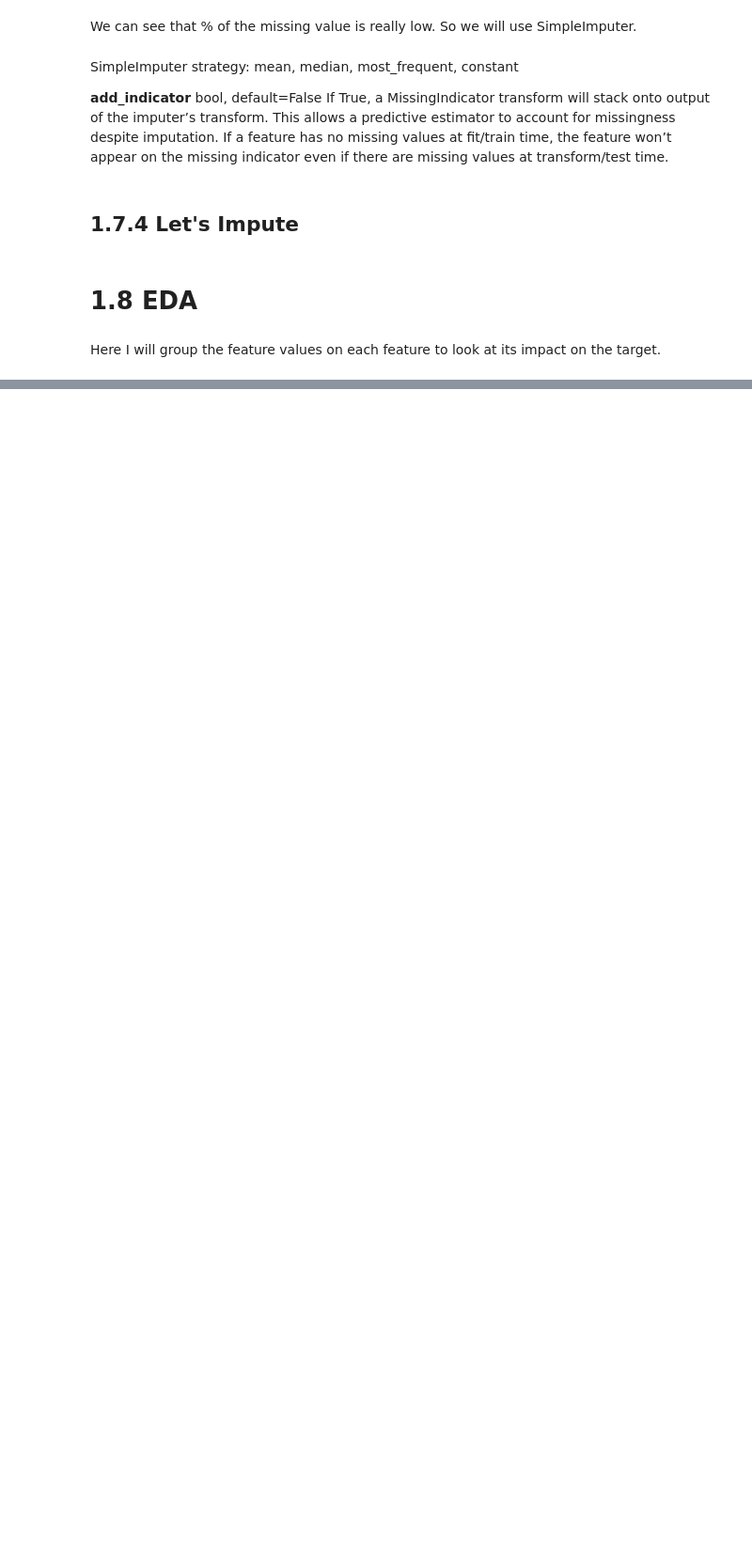
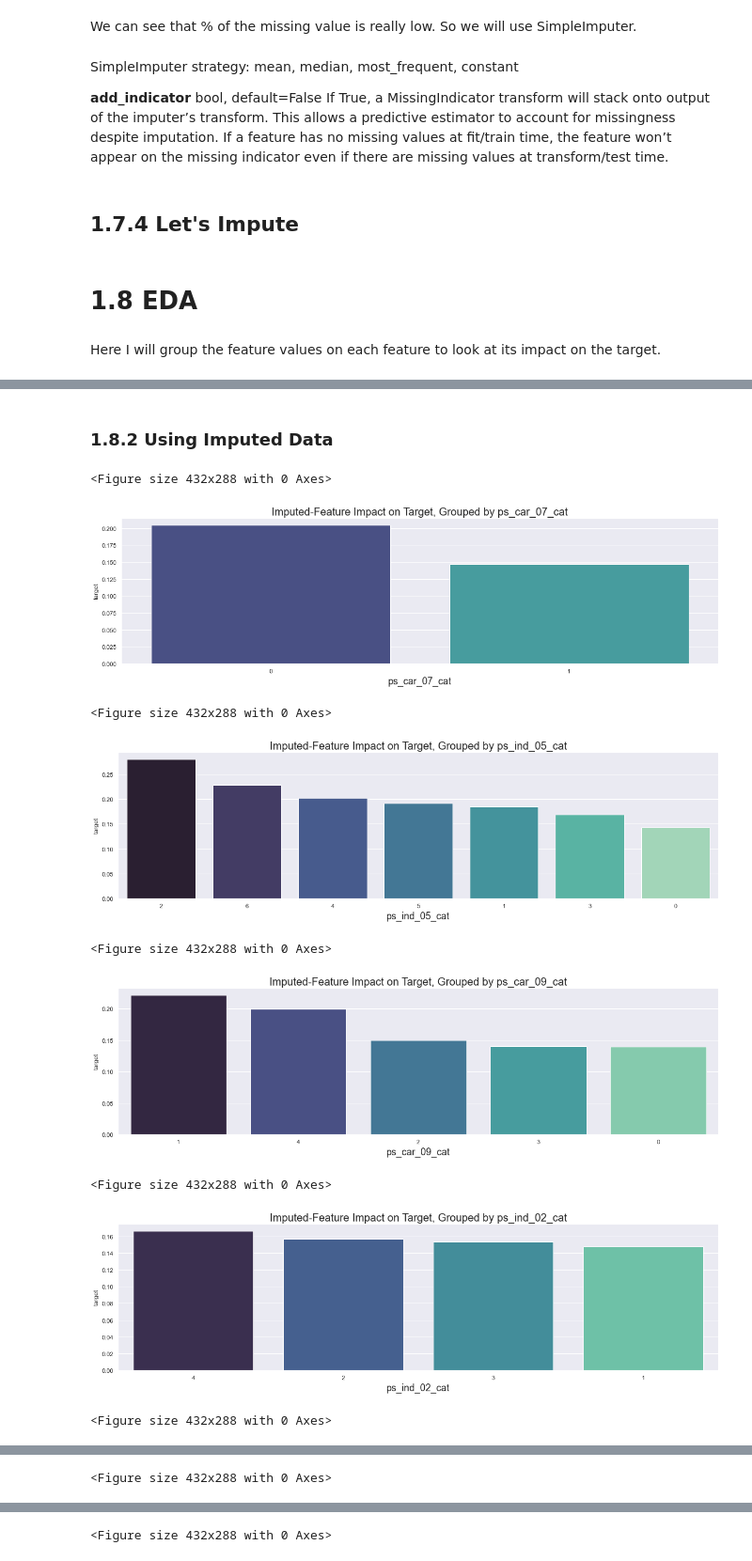
Before and after one commit to nichowu/Porto-Seguro-Safe-Driver-Prediction, a Jupyter notebook: porto-seguro-safe-driving-main.ipynb, the cells around one changed output, grey strips where cells are left out. Shown at 94% size. Cells and saved outputs as stored; diff of their text form; code cells hidden in the pictures; blank space fills up the shorter version.

```diff
--- a/porto-seguro-safe-driving-main.ipynb
+++ b/porto-seguro-safe-driving-main.ipynb
@@ -928,0 +936,25 @@ for col in missing_cat_cols:
+# %% [markdown]
+### 1.8.2 Using Imputed Data
+# %%
+for col in missing_cat_cols:
+    plt.figure()
+    fig, ax = plt.subplots(figsize=(20, 5))
+
+    cat_perc = train_balanced_update[[col, 'target']].groupby([col], as_index=False).mean()
+    cat_perc.sort_values(by='target', ascending=False, inplace=True)
+
+    sns.barplot(ax=ax, x=col, y='target', data=cat_perc, order=cat_perc[col], palette='mako')
+    plt.title(f'Imputed-Feature Impact on Target, Grouped by {col}', fontsize=20)
+    plt.xlabel(col, fontsize=18)
+    #plt.tick_params(axis='both', which='major', labelsize=18)
+    plt.show();
+# %% [output]
+<Figure size 432x288 with 0 Axes>
+[figure, added]
+<Figure size 432x288 with 0 Axes>
+[figure, added]
+<Figure size 432x288 with 0 Axes>
+[figure, added]
+<Figure size 432x288 with 0 Axes>
+[figure, added]
+<Figure size 432x288 with 0 Axes>
@@ -928,0 +962 @@ for col in missing_cat_cols:
+<Figure size 432x288 with 0 Axes>
@@ -928,0 +964 @@ for col in missing_cat_cols:
+<Figure size 432x288 with 0 Axes>
```
Also changed, not shown: parts of 16 cells of this notebook.
